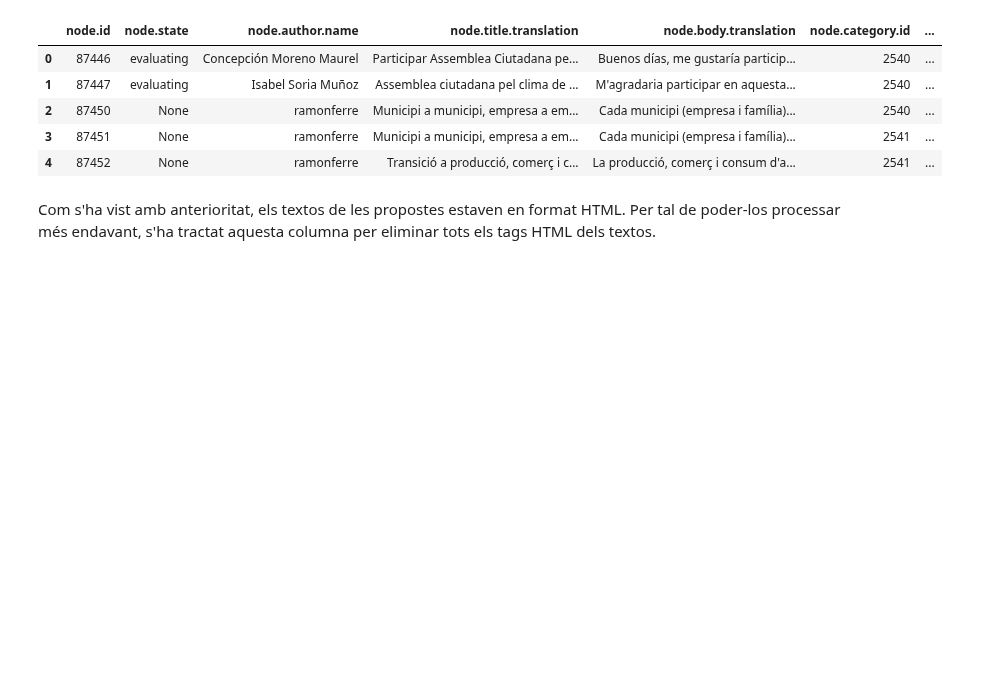
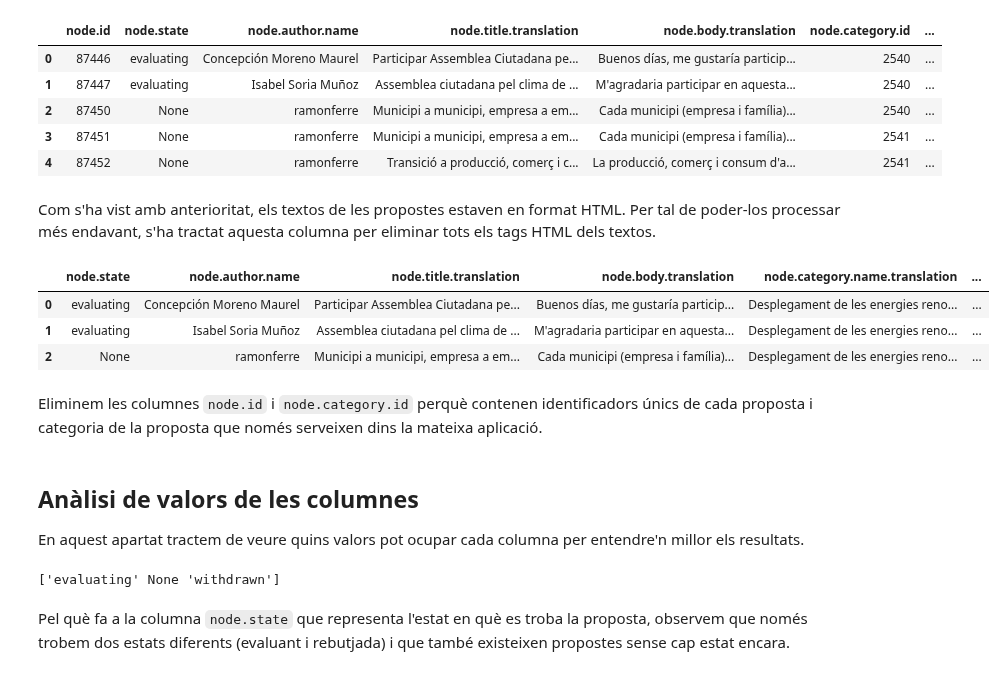
Before and after one commit to NoOPeEKS/dades-assemblea-clima, a Jupyter notebook: exploratory_data_analysis_results.ipynb, the cells around one changed output. Cells and saved outputs as stored; diff of their text form; code cells hidden in the pictures; blank space fills up the shorter version.

```diff
--- a/exploratory_data_analysis_results.ipynb
+++ b/exploratory_data_analysis_results.ipynb
@@ -116,12 +121,12 @@ for fila in df_comments:
         resposta_2_alignment.append(np.nan)
         num_comments.append(0)
 
-df_propostes.drop(columns=['node.comments'])
+df_propostes = df_propostes.drop(columns=['node.comments'])
 df_propostes['node.comment1.text'] = resposta_1_text
 df_propostes['node.comment1.alignment'] = resposta_1_alignment
 df_propostes['node.comment2.text'] = resposta_2_text
 df_propostes['node.comment2.alignment'] = resposta_2_alignment
-df_propostes['node.comments.num'] = num_comments
+df_propostes['node.comments.sum'] = num_comments
 
 df_propostes.head(10)
 # %% [output]
@@ -169,3 +174,23 @@ df_propostes.head(5)
 | 4 | 87452 | None | ramonferre | Transició a producció, comerç i c... | La producció, comerç i consum d'a... | 2541 | ... |
 # %% [markdown]
 Com s'ha vist amb anterioritat, els textos de les propostes estaven en format HTML. Per tal de poder-los processar més endavant, s'ha tractat aquesta columna per eliminar tots els tags HTML dels textos.
+# %%
+df_propostes = df_propostes.drop(columns=['node.id'])
+df_propostes = df_propostes.drop(columns=['node.category.id'])
+df_propostes.head(3)
+# %% [output]
+|  | node.state | node.author.name | node.title.translation | node.body.translation | node.category.name.translation | ... |
+| 0 | evaluating | Concepción Moreno Maurel | Participar Assemblea Ciutadana pe... | Buenos días, me gustaría particip... | Desplegament de les energies reno... | ... |
+| 1 | evaluating | Isabel Soria Muñoz | Assemblea ciutadana pel clima de ... | M'agradaria participar en aquesta... | Desplegament de les energies reno... | ... |
+| 2 | None | ramonferre | Municipi a municipi, empresa a em... | Cada municipi (empresa i família)... | Desplegament de les energies reno... | ... |
+# %% [markdown]
+Eliminem les columnes `node.id` i `node.category.id` perquè contenen identificadors únics de cada proposta i categoria de la proposta que només serveixen dins la mateixa aplicació.
+# %% [markdown]
+## Anàlisi de valors de les columnes
+En aquest apartat tractem de veure quins valors pot ocupar cada columna per entendre'n millor els resultats.
+# %%
+print(df_propostes['node.state'].unique())
+# %% [output]
+['evaluating' None 'withdrawn']
+# %% [markdown]
+Pel què fa a la columna `node.state` que representa l'estat en què es troba la proposta, observem que només trobem dos estats diferents (evaluant i rebutjada) i que també existeixen propostes sense cap estat encara.
```
Also changed, not shown: parts of 15 cells of this notebook, 9 other files.
